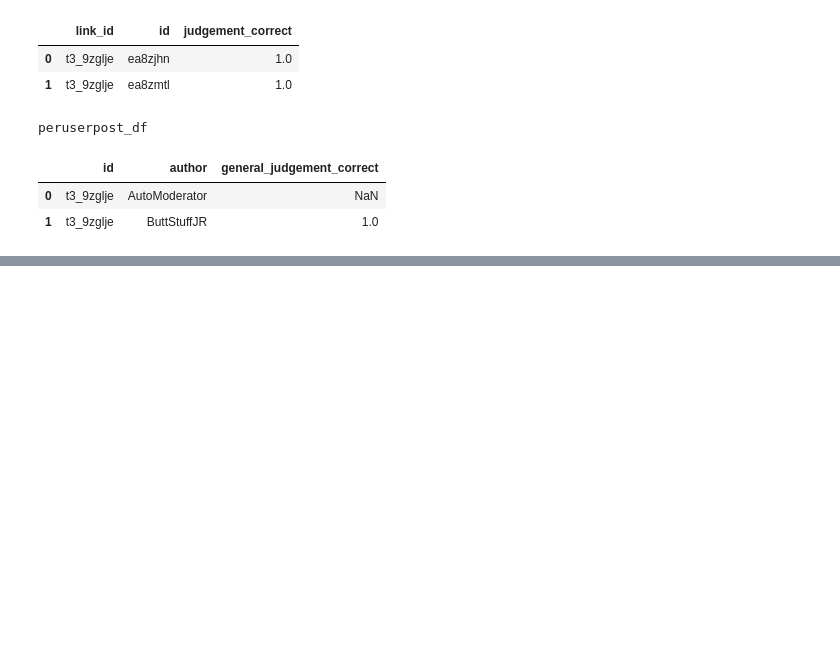
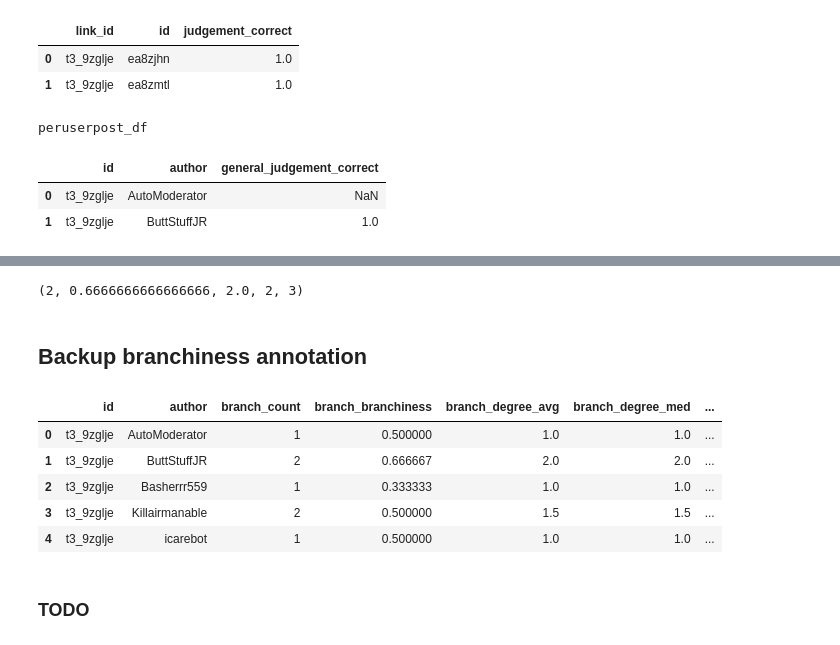
Before and after one commit to cephcyn/cornell_cs6742_a2, a Jupyter notebook: 01_metric_feasibility.ipynb, the cells around one changed output, grey strips where cells are left out. Drawn from its saved outputs; the diff is of its cells as text; code cells hidden in the pictures; blank space fills up the shorter version.

```diff
--- a/01_metric_feasibility.ipynb
+++ b/01_metric_feasibility.ipynb
@@ -321,11 +323,11 @@ comms_sizefilter_tag_df = pd.read_csv(f'backup_comms_sizefilter_tag_df.csv')
 # %%
 # Merge tags with overall comment data
 
-posts_sizefilter_df = posts_sizefilter_df.merge(posts_sizefilter_tag_df, how='left', left_on='id', right_on='id')
-posts_sizefilter_df.to_csv(f'backup_posts_sizefilter_df.csv', index=False)
+# posts_sizefilter_df = posts_sizefilter_df.merge(posts_sizefilter_tag_df, how='left', left_on='id', right_on='id')
+# posts_sizefilter_df.to_csv(f'backup_posts_sizefilter_df.csv', index=False)
 
-comms_sizefilter_df = comms_sizefilter_df.merge(comms_sizefilter_tag_df, how='left', left_on=['link_id', 'id'], right_on=['link_id', 'id'])
-comms_sizefilter_df.to_csv(f'backup_comms_sizefilter_df.csv', index=False)
+# comms_sizefilter_df = comms_sizefilter_df.merge(comms_sizefilter_tag_df, how='left', left_on=['link_id', 'id'], right_on=['link_id', 'id'])
+# comms_sizefilter_df.to_csv(f'backup_comms_sizefilter_df.csv', index=False)
 
 # Recover from backup
 
@@ -656,0 +645,58 @@ plt.show()
+# %%
+import statistics
+
+# define some branchiness-related metrics
+# path metric:
+# count of how many unique paths are needed for all of the user's posts to be reached
+def branchiness(username, postID, gAll):
+    # get user-unique comment tree
+    g = comment_branch_tree(username, postID, gAll)
+    degrees = [d for (_,d) in g.out_degree()]
+    # If there were no comments recognized for this user connected to the root text at all...
+    if len(degrees)==0:
+        return -1, -1, -1, -1, -1
+    # branch_count = number of nodes with 0 outgoing degrees
+    branch_count = len([i for i in degrees if i==0])
+    # branchiness = branch_count / number of comments
+    branch_branchiness = branch_count / len(degrees)
+    # avg degree = avg degree of nodes within the tree, excluding leaf nodes
+    degree_avg = sum(degrees)/len([i for i in degrees if i!=0])
+    # med degree = med degree of nodes within the tree, excluding leaf nodes
+    degree_med = statistics.median([i for i in degrees if i!=0])
+    # comment count = total number of comments involved
+    comment_count = len(degrees)
+    return branch_count, branch_branchiness, degree_avg, degree_med, comment_count
+
+username = "TomatoesTooUmami"
+postID = "t3_a2f8ac"
+print(branchiness(username, postID, gAll))
+# %% [output]
+(2, 0.6666666666666666, 2.0, 2, 3)
+# %% [markdown]
+## Backup branchiness annotation
+# %%
+# Get the user's branchiness metrics in relation to each post they have participated in
+def user_branchiness(posts_df, comms_df, gAll):
+    tags = {'id':[], 'author': [], 'branch_count':[], 'branch_branchiness':[], 'branch_degree_avg':[], 'branch_degree_med':[], 'comment_count': []}
+    temp = 0
+    for (g_link_id, g_author), userpost_df in comms_df.groupby(['link_id', 'author'], sort=False):
+        branch_count, branch_branchiness, degree_avg, degree_med, comment_count = branchiness(g_author, g_link_id, gAll)
+        if branch_count!=-1:
+            tags['id'].append(g_link_id)
+            tags['author'].append(g_author)
+            tags['branch_count'].append(branch_count)
+            tags['branch_branchiness'].append(branch_branchiness)
+            tags['branch_degree_avg'].append(degree_avg)
+            tags['branch_degree_med'].append(degree_med)
+            tags['comment_count'].append(comment_count)
+    return pd.DataFrame(tags)
+
+temp = user_branchiness(posts_sizefilter_df, comms_sizefilter_df[:1000], gAll)
+temp[:5]
+# %% [output]
+|  | id | author | branch_count | branch_branchiness | branch_degree_avg | branch_degree_med | ... |
+| 0 | t3_9zglje | AutoModerator | 1 | 0.500000 | 1.0 | 1.0 | ... |
+| 1 | t3_9zglje | ButtStuffJR | 2 | 0.666667 | 2.0 | 2.0 | ... |
+| 2 | t3_9zglje | Basherrr559 | 1 | 0.333333 | 1.0 | 1.0 | ... |
+| 3 | t3_9zglje | Killairmanable | 2 | 0.500000 | 1.5 | 1.5 | ... |
+| 4 | t3_9zglje | icarebot | 1 | 0.500000 | 1.0 | 1.0 | ... |
@@ -657,3 +712,5 @@ plt.show()
+# %% [markdown]
+### TODO
 # %%
 # get branch count for responders
 distribCount = {} # map from [number of branches]: [users who have had that number]
```
Also changed, not shown: parts of 12 cells of this notebook.
